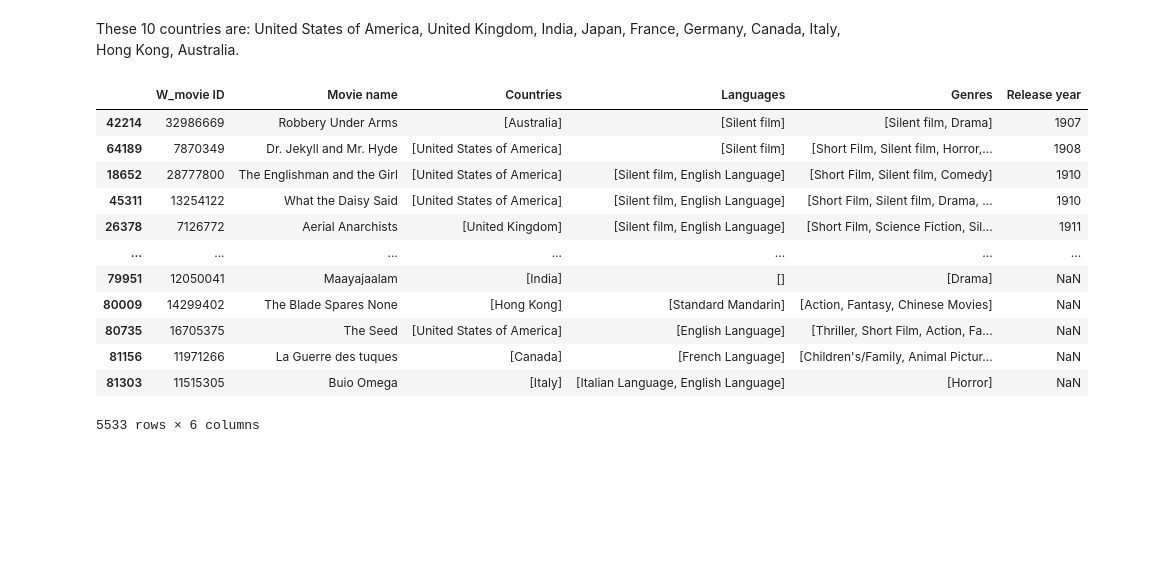
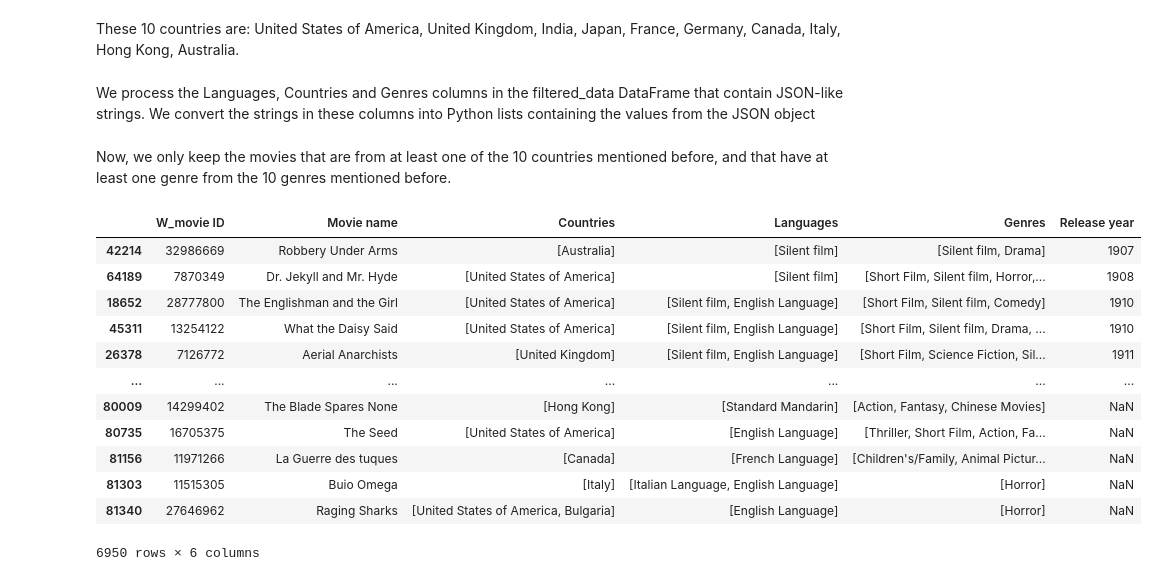
Before and after one commit to epfl-ada/ada-2023-project-boat2023, a Jupyter notebook: terrorism_movies.ipynb, the cells around one changed output. Drawn from its saved outputs; the diff is of its cells as text; code cells hidden in the pictures; blank space fills up the shorter version.

```diff
--- a/terrorism_movies.ipynb
+++ b/terrorism_movies.ipynb
@@ -236,41 +261,44 @@ Text(0, 0.5, 'Movies')
 [figure]
 # %% [markdown]
 These 10 countries are: United States of America, United Kingdom, India, Japan, France, Germany, Canada, Italy, Hong Kong, Australia.
+# %% [markdown]
+We process the Languages, Countries and Genres columns in the filtered_data DataFrame that contain JSON-like strings. We convert the strings in these columns into Python lists containing the values from the JSON object
 # %%
 json_cols = ["Languages", "Countries", "Genres"]
 for col in json_cols:
     filtered_data[col] = filtered_data[col].apply(lambda x: list(json.loads(x).values()))
+# %% [markdown]
+Now, we only keep the movies that are from at least one of the 10 countries mentioned before, and that have at least one genre from the 10 genres mentioned before.
 # %%
 #Define a function that checks whether a list of countries contains at least one of the 10 countries we are interested in
 def contains_countries_of_interest(lst):
     # List of countries of interest
     countries_of_interest = [
         "United States of America", "United Kingdom", "India", "Japan",
         "France", "Germany", "Canada", "Italy", "Hong Kong", "Australia"]
-    if len(lst) == 1: return any(country in countries_of_interest for country in lst)
-    else: return False
+    return any(country in countries_of_interest for country in lst)
 
 #Define a function that checks whether a list of genres contains at least one of the 10 genres we are interested in
 def contains_genres_of_interest(lst):
     # List of countries of interest
     genres_of_interest = ['Drama', 'Action', 'Thriller', 'Comedy', 'Action/Adventure', 'Horror',
                           'Adventure', 'World cinema', 'Crime Fiction', 'Science Fiction']
     return any(genre in genres_of_interest for genre in lst)
 
 temp = filtered_data[filtered_data['Countries'].apply(contains_countries_of_interest)]
 movies_of_interest = temp[temp['Genres'].apply(contains_genres_of_interest)]
 movies_of_interest
 # %% [output]
 |  | W_movie ID | Movie name | Countries | Languages | Genres | Release year |
 | 42214 | 32986669 | Robbery Under Arms | [Australia] | [Silent film] | [Silent film, Drama] | 1907 |
 | 64189 | 7870349 | Dr. Jekyll and Mr. Hyde | [United States of America] | [Silent film] | [Short Film, Silent film, Horror,... | 1908 |
 | 18652 | 28777800 | The Englishman and the Girl | [United States of America] | [Silent film, English Language] | [Short Film, Silent film, Comedy] | 1910 |
 | 45311 | 13254122 | What the Daisy Said | [United States of America] | [Silent film, English Language] | [Short Film, Silent film, Drama, ... | 1910 |
 | 26378 | 7126772 | Aerial Anarchists | [United Kingdom] | [Silent film, English Language] | [Short Film, Science Fiction, Sil... | 1911 |
 | ... | ... | ... | ... | ... | ... | ... |
-| 79951 | 12050041 | Maayajaalam | [India] | [] | [Drama] | NaN |
 | 80009 | 14299402 | The Blade Spares None | [Hong Kong] | [Standard Mandarin] | [Action, Fantasy, Chinese Movies] | NaN |
 | 80735 | 16705375 | The Seed | [United States of America] | [English Language] | [Thriller, Short Film, Action, Fa... | NaN |
 | 81156 | 11971266 | La Guerre des tuques | [Canada] | [French Language] | [Children's/Family, Animal Pictur... | NaN |
 | 81303 | 11515305 | Buio Omega | [Italy] | [Italian Language, English Language] | [Horror] | NaN |
+| 81340 | 27646962 | Raging Sharks | [United States of America, Bulgaria] | [English Language] | [Horror] | NaN |
-5533 rows × 6 columns
+6950 rows × 6 columns
```
Also changed, not shown: parts of 32 cells of this notebook, 8 other files.
